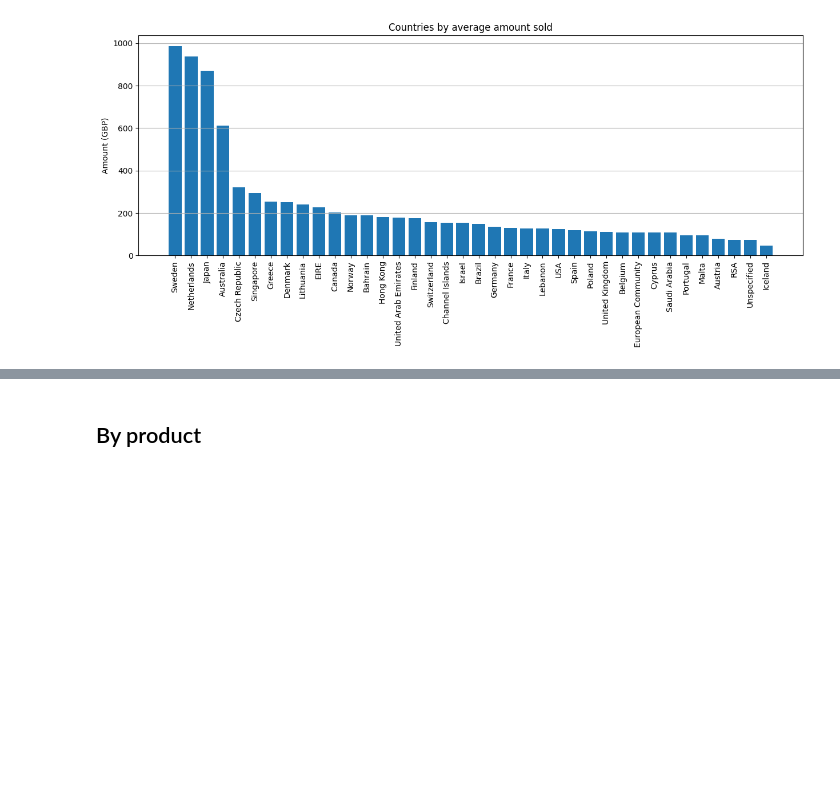
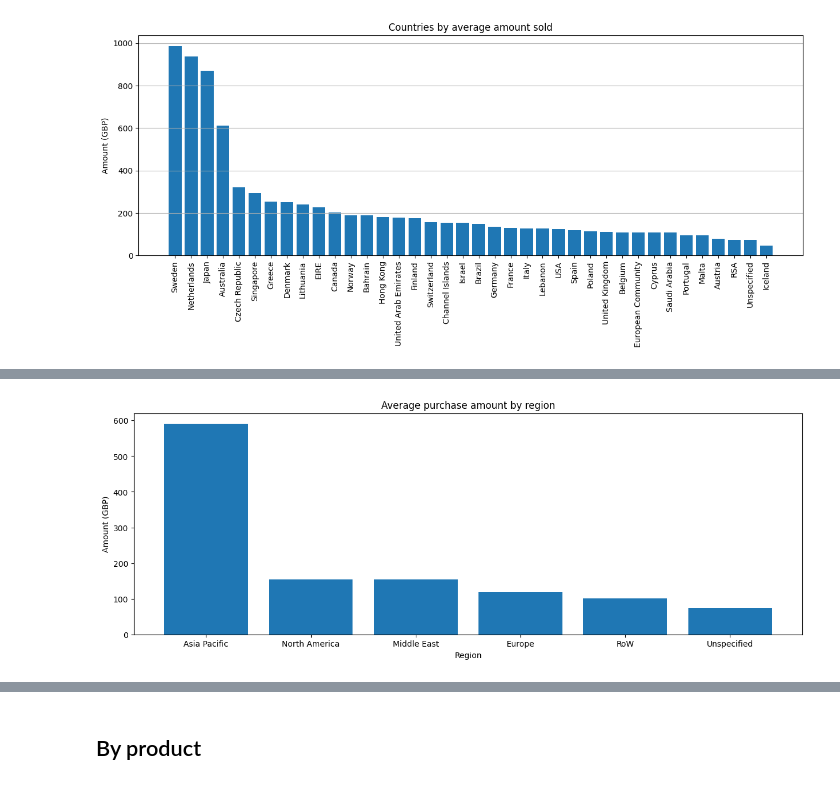
Before and after one commit to antobzzll/Analytics-Portfolio, a Jupyter notebook: Business Analytics/Market Basket Analysis/e-commerce-analytics.ipynb, the cells around one changed output, grey strips where cells are left out. Cells and saved outputs as stored; diff of their text form; code cells hidden in the pictures; blank space fills up the shorter version.

```diff
--- a/Business Analytics/Market Basket Analysis/e-commerce-analytics.ipynb
+++ b/Business Analytics/Market Basket Analysis/e-commerce-analytics.ipynb
@@ -370,0 +424,8 @@ plt.show()
+# %%
+byregion = df.groupby('Region').agg(
+    tot_amount=('Amount', 'sum'),
+    mean_amount=('Amount', 'mean'),
+    n_inv=('TransactionNo', 'nunique'),
+    quantity=('Quantity', 'mean')
+).sort_values('mean_amount', ascending=False)
+byregion.sort_values('mean_amount', ascending=False)
@@ -370,0 +441,9 @@ plt.show()
+# %%
+fig, ax1 = plt.subplots(figsize=(15,5))
+ax1 = plt.bar(byregion.index, byregion['mean_amount'])
+plt.title("Average purchase amount by region")
+plt.ylabel('Amount (GBP)')
+plt.xlabel('Region')
+plt.show()
+# %% [output]
+[figure, added]
```
Also changed, not shown: parts of 11 cells of this notebook.
